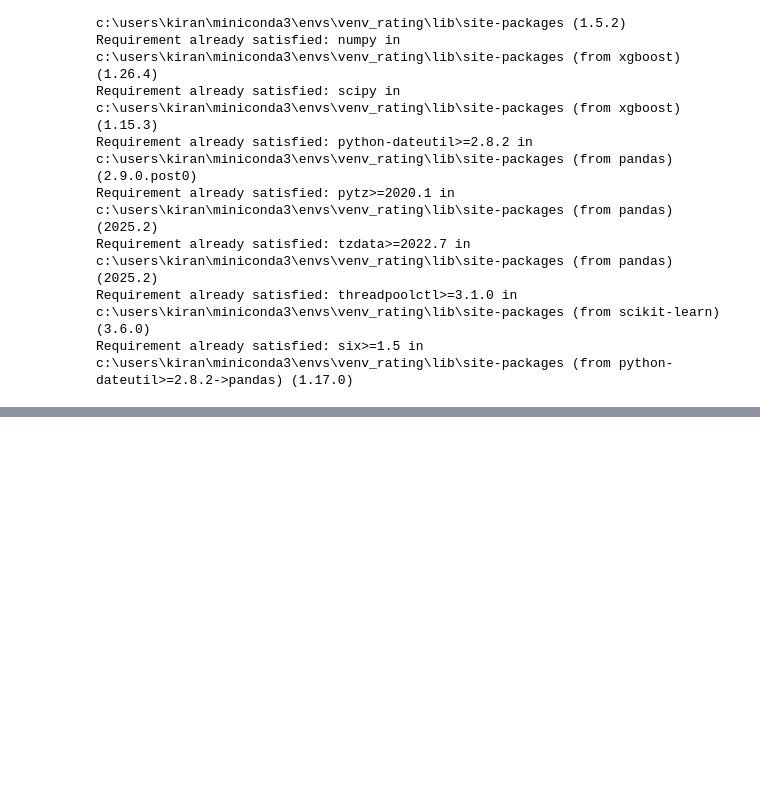
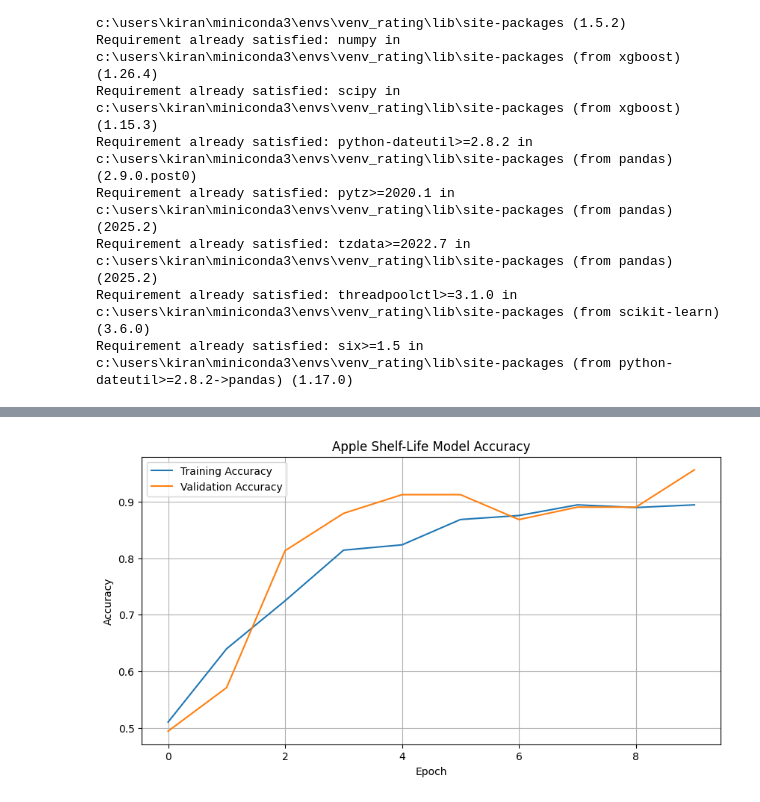
Before and after one commit to kumar-kiran-24/fruit-quality-and-shelf-life-prediction, a Jupyter notebook: model/notebook/apple_shelf_life_model.ipynb, the cells around one changed output, grey strips where cells are left out. Cells and saved outputs as stored; diff of their text form; code cells hidden in the pictures; blank space fills up the shorter version.

```diff
--- a/model/notebook/apple_shelf_life_model.ipynb
+++ b/model/notebook/apple_shelf_life_model.ipynb
@@ -14,0 +1042,91 @@ Requirement already satisfied: six>=1.5 in c:\users\kiran\miniconda3\envs\venv_r
+# %%
+# ACCURACY CURVE
+
+plt.figure(
+    figsize=(10, 5)
+)
+
+
+plt.plot(
+
+    history["train_accuracy"],
+
+    label="Training Accuracy"
+)
+
+
+plt.plot(
+
+    history["val_accuracy"],
+
+    label="Validation Accuracy"
+)
+
+
+plt.xlabel(
+    "Epoch"
+)
+
+
+plt.ylabel(
+    "Accuracy"
+)
+
+
+plt.title(
+    "Apple Shelf-Life Model Accuracy"
+)
+
+
+plt.legend()
+
+plt.grid()
+
+plt.show()
+
+
+# LOSS CURVE
+
+plt.figure(
+    figsize=(10, 5)
+)
+
+
+plt.plot(
+
+    history["train_loss"],
+
+    label="Training Loss"
+)
+
+
+plt.plot(
+
+    history["val_loss"],
+
+    label="Validation Loss"
+)
+
+
+plt.xlabel(
+    "Epoch"
+)
+
+
+plt.ylabel(
+    "Loss"
+)
+
+
+plt.title(
+    "Apple Shelf-Life Model Loss"
+)
+
+
+plt.legend()
+
+plt.grid()
+
+plt.show()
+# %% [output]
+[figure, added]
```
Also changed, not shown: parts of 9 cells of this notebook, 24 other files.
